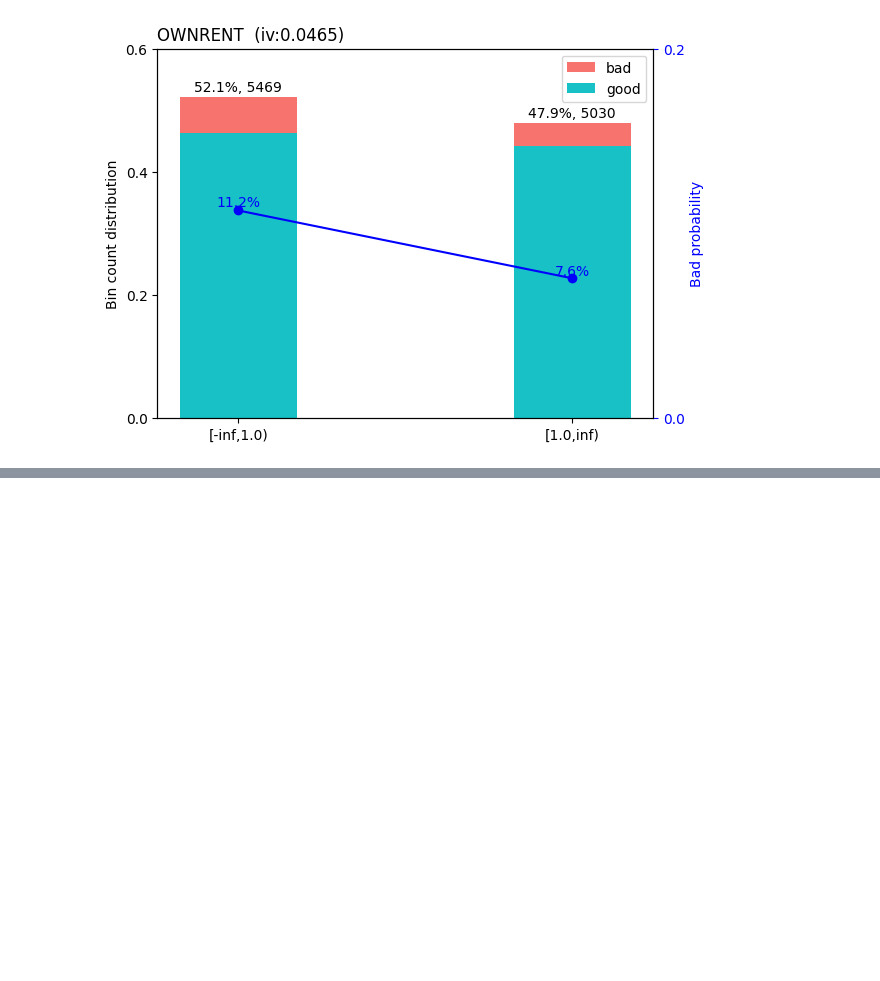
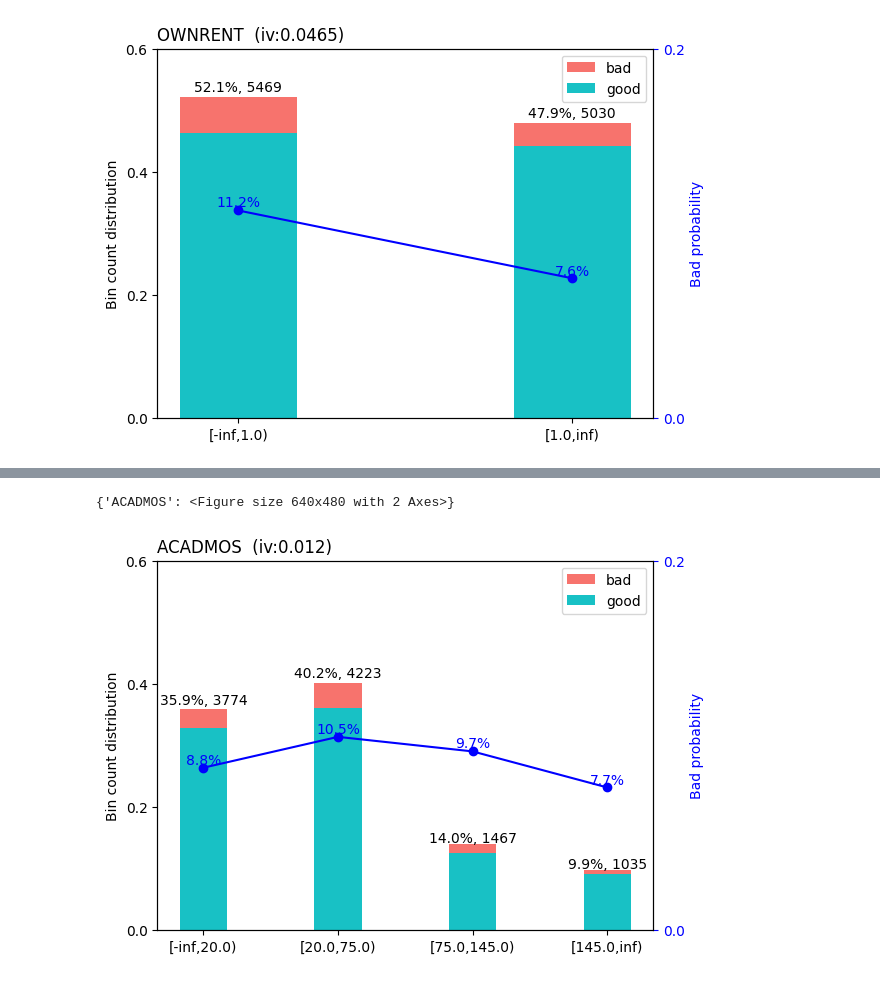
Before and after one commit to chamathjh/retail_credit_scorecard, a Jupyter notebook: retail_credit_scorecard_python.ipynb, the cells around one changed output, grey strips where cells are left out. Drawn from its saved outputs; the diff is of its cells as text; code cells hidden in the pictures; blank space fills up the shorter version.

```diff
--- a/retail_credit_scorecard_python.ipynb
+++ b/retail_credit_scorecard_python.ipynb
@@ -245,5 +264,5 @@ iv_df.sort_values("info_value", ascending=False)
 # %%
-selected_vars = iv_df[iv_df["info_value"] >= 0.02]["variable"].tolist()
+selected_vars = iv_temp_df[iv_temp_df["info_value"] >= 0.02]["variable"].tolist()
 selected_vars
 # %% [output]
 ['INCPER', 'INCOME', 'AGE', 'ACADMOS', 'OWNRENT']
@@ -274,0 +305,10 @@ sc.woebin_plot(bins["OWNRENT"])
+# %%
+#break points adjustment for ACADMOS
+
+break_point_adj = {'ACADMOS':[20,75,145]}
+
+bins = sc.woebin(df_final, y=target, x=selected_vars, breaks_list=break_point_adj)
+
+for variable, table in bins.items():
+    print(f"--- Binning Table for: {variable} ---")
+    display(table)
@@ -274,0 +355,5 @@ sc.woebin_plot(bins["OWNRENT"])
+# %%
+sc.woebin_plot(bins["ACADMOS"])
+# %% [output]
+{'ACADMOS': <Figure size 640x480 with 2 Axes>}
+[figure, added]
```
Also changed, not shown: parts of 21 cells of this notebook.
